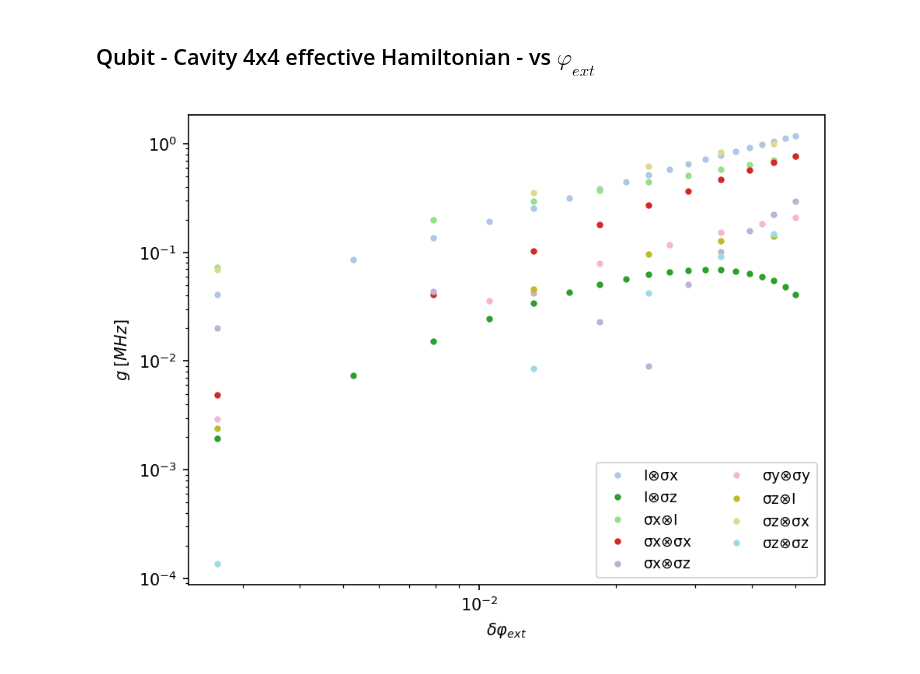
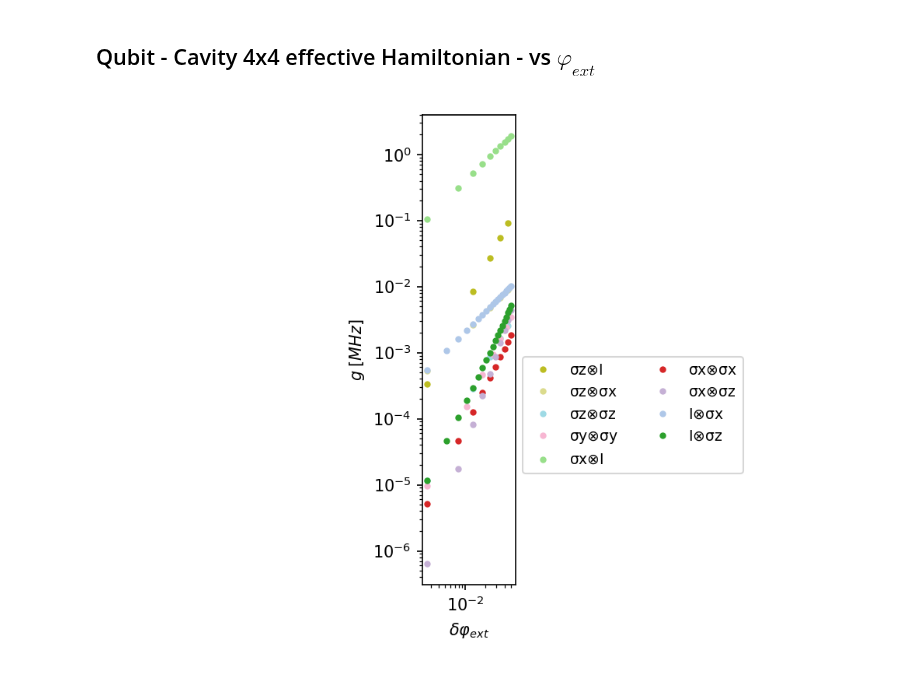
Before and after one commit to GabrielJauma/tunable-capacitive-coupling-flux-qubits, a Jupyter notebook: uni_cell/unit_cell_effective_hamiltonians.ipynb, the cells around one changed output. Drawn from its saved outputs; the diff is of its cells as text; code cells hidden in the pictures.

```diff
--- a/uni_cell/unit_cell_effective_hamiltonians.ipynb
+++ b/uni_cell/unit_cell_effective_hamiltonians.ipynb
@@ -111,3 +111,12 @@ C_F_eff, C_R_eff = sq_ext.C_CJ_Csh_to_CF_CR_eff(C, CJ, Csh)
 L_F_eff, L_R_eff, L_C_eff = sq_ext.Lq_Lr_to_LF_LR_LC_eff(Lq, Lr, Δ)
 fluxonium_0 = sq_ext.sq_fluxonium(EJ=EJ, C_F_eff=C_F_eff, Lq=L_F_eff, Δ=Δ, φ_ext=0.5)
 H_0  = fluxonium_0.hamiltonian()
+# %%
+fluxonium   = sq_ext.sq_fluxonium(EJ=EJ, C_F_eff=C_F_eff, Lq=L_F_eff, Δ=Δ, φ_ext=0.55)
+H = fluxonium.hamiltonian()
+
+ψ    = sq_ext.diag(H,n_eig=2, solver='numpy')[1]
+ψ_0 = sq_ext.diag(H_0,n_eig=2, solver='numpy')[1]
+
+Φ_f  = fluxonium.flux_op(0).__array__()
+Φ_f0  = fluxonium_0.flux_op(0).__array__()
@@ -457,7 +481,7 @@ param_values = np.linspace(0.5, 0.55, n_plot)
 
 N_elements = 2
 basis_states = [(0,0), (0,1), (1,0), (1,1)]
-max_excitations_mediating_states=5
+max_excitations_mediating_states=3
 mediating_states = sq_ext.generate_mediating_states(N_elements, basis_states, max_excitations_mediating_states)
 labels_low = [f'({i},{j})' for i, j in basis_states]
 labels_high = [f'({i},{j})' for i, j in mediating_states]
@@ -469,57 +493,62 @@ C, CJ, Csh, Lq, Lr, Δ, EJ = sq_ext.get_experimental_parameters('qubit_2', retur
 Pauli_p1 = []
 Pauli_p2 = []
 Pauli_SWT = []
+H_eff_decomp_list = []
 
 C_F_eff, C_R_eff = sq_ext.C_CJ_Csh_to_CF_CR_eff(C, CJ, Csh)
 L_F_eff, L_R_eff, L_C_eff = sq_ext.Lq_Lr_to_LF_LR_LC_eff(Lq, Lr, Δ)
 
-L_C_eff *= 1/50
+# L_C_eff *= 1/50
 
 fluxonium_0 = sq_ext.sq_fluxonium(EJ=EJ, C_F_eff=C_F_eff, Lq=L_F_eff, Δ=Δ, φ_ext=0.5)
 resonator = sq_ext.sq_resonator(L_R_eff=L_R_eff, C_R_eff=C_R_eff, Δ=Δ)
 Hf = fluxonium_0.hamiltonian()
 Hr = resonator.hamiltonian()
 H_0_list =[Hf,Hr]
+# H = sq_ext.hamiltonian_qubit(fluxonium_0, resonator, L_C_eff )
 
 for i, φ_ext in enumerate(φ_ext_values):
     fluxonium = sq_ext.sq_fluxonium(EJ=EJ, C_F_eff=C_F_eff, Lq=L_F_eff, Δ=Δ, φ_ext=φ_ext)
     H = sq_ext.hamiltonian_qubit(fluxonium, resonator, L_C_eff )
 
-    P1, P2, SWT = sq_ext.H_eff_4x4(H_0_list, H, basis_states, mediating_states, n_eig=n_eig, n_eig_extra_low=n_eig_extra_low, return_decomposition=False)
+    # SWT = sq_ext.decomposition_in_pauli_4x4( sq_ext.H_eff_SWT(H_0, H, n_eig=4), print_pretty=False)
 
+    P1, P2, SWT, H_eff_decomp = sq_ext.H_eff_4x4(H_0_list, H, basis_states, mediating_states, n_eig=n_eig, n_eig_extra_low=n_eig_extra_low, return_decomposition=True)
+#
     Pauli_p1 .append(P1)
     Pauli_p2 .append(P2)
     Pauli_SWT.append(SWT)
-
+    H_eff_decomp_list.append(H_eff_decomp)
+#
 Pauli_p1  = np.array(Pauli_p1)
 Pauli_p2  = np.array(Pauli_p2)
 Pauli_SWT = np.array(Pauli_SWT)
 # %%
 fig, ax1 = plt.subplots( dpi=150)
 linestyles = ['-', '--','-' ]
 labels = ['I', 'σx', 'σy', 'σz']
 colors = figs.generate_colors_from_colormap(16, 'tab20')
 # colors = figs.generate_colors_from_colormap(9, 'Set1') + figs.generate_colors_from_colormap(9, 'Set2')
 
-Pauli_decomp = Pauli_SWT
+Pauli_decomp = Pauli_p2
 
-for i in range(4):
+for i in reversed(range(4)):
     for j in range(4):
         if i==j==0:
             continue
         if np.any( np.abs(Pauli_decomp[1:,i,j]- Pauli_decomp[0,i,j]) >1e-12):
             ax1.plot(φ_ext_values[1::i+1]-0.5,np.abs(Pauli_decomp[1:,i,j]- Pauli_decomp[0,i,j])[::i+1],  '.',color = colors[i*4+j], label = f'{labels[i]}' + r'$\otimes$' + f'{labels[j]}' )
-
-ax1.legend(ncol=2, fontsize=9)
 
 ax1.set_yscale('log')
 ax1.set_xscale('log')
 # ax1.set_ylim([1e-5,1e1])
 # ax1.set_xlim([1e-7,7e-3])
 ax1.set_ylabel('$g \; [MHz]$')
 ax1.set_xlabel(r'$\delta\varphi_{ext}$')
+ax1.set_aspect('equal')
+ax1.legend(ncol=2, fontsize=9, bbox_to_anchor=(1, 0., 0.5, 0.5))
 
 fig.tight_layout()
 fig.show()
 # %% [output]
-[figure, old version]
+[figure, new version]
```
Also changed, not shown: parts of 12 cells of this notebook, 2 other files.
